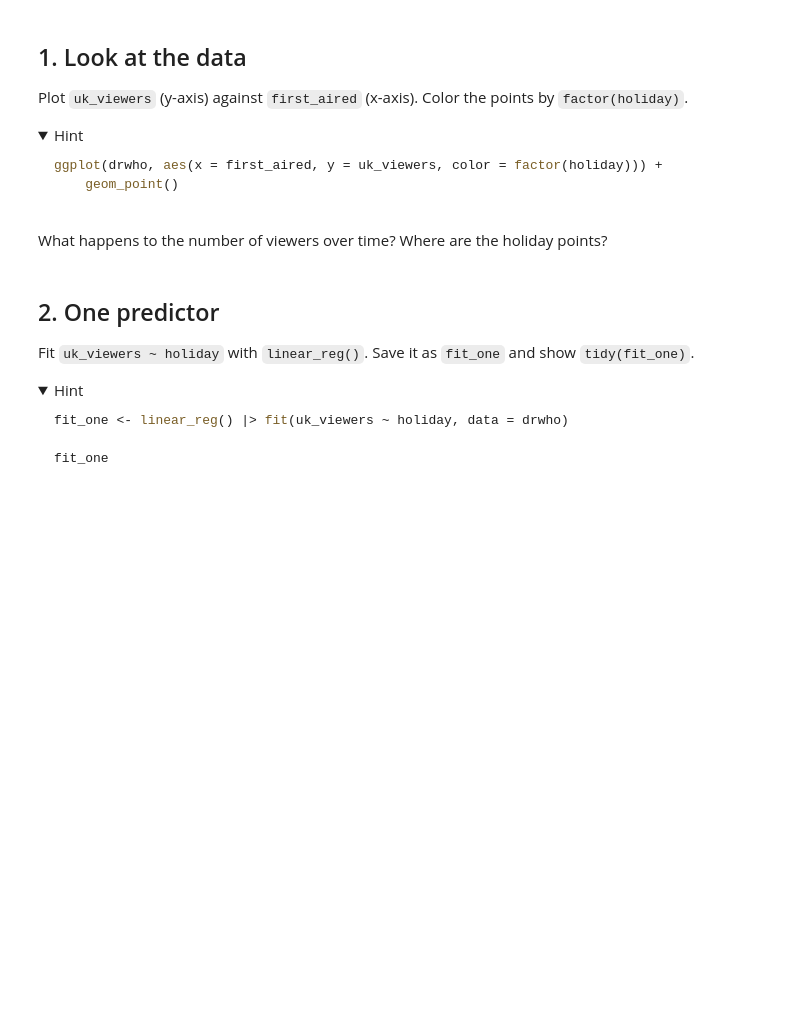
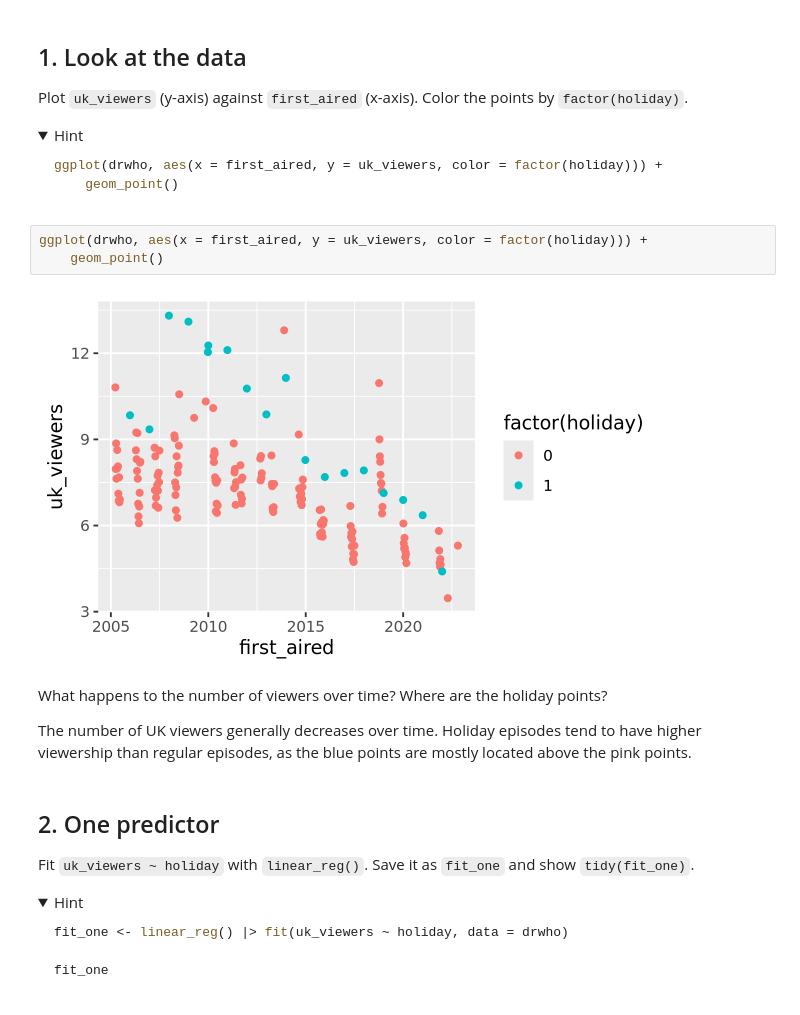
Before and after one commit to ashleyhyunbi/codespace, a Jupyter notebook: exercises/12-drwho-exercise.ipynb, the cells around one changed output. Cells and saved outputs as stored; diff of their text form; folded sections open; blank space fills up the shorter version.

Commit message:
complete exercises/12-drwho-exercise.ipynb

````diff
--- a/exercises/12-drwho-exercise.ipynb
+++ b/exercises/12-drwho-exercise.ipynb
@@ -54,8 +58,15 @@ ggplot(drwho, aes(x = first_aired, y = uk_viewers, color = factor(holiday))) +
 ```
 
 </details>
+# %%
+ggplot(drwho, aes(x = first_aired, y = uk_viewers, color = factor(holiday))) +
+    geom_point()
+# %% [output]
+[figure, added]
 # %% [markdown]
 What happens to the number of viewers over time? Where are the holiday points?
+
+The number of UK viewers generally decreases over time. Holiday episodes tend to have higher viewership than regular episodes, as the blue points are mostly located above the pink points.
 # %% [markdown]
 ## 2. One predictor
 
````
Also changed, not shown: parts of 5 cells of this notebook.
